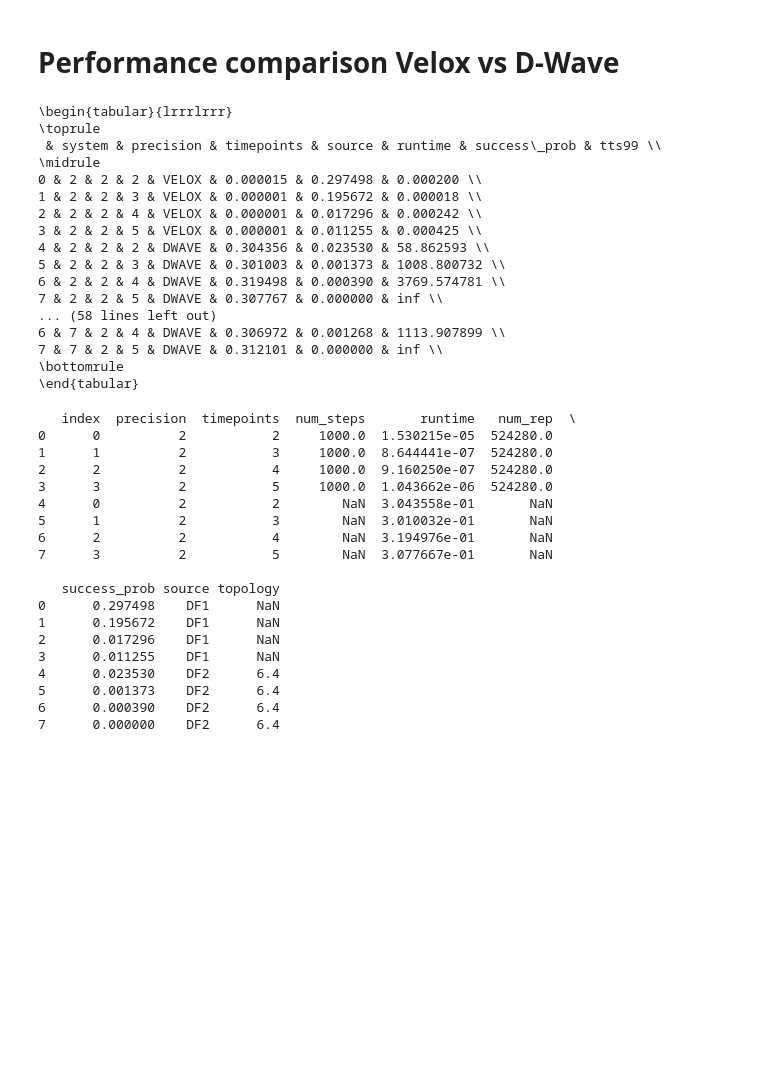
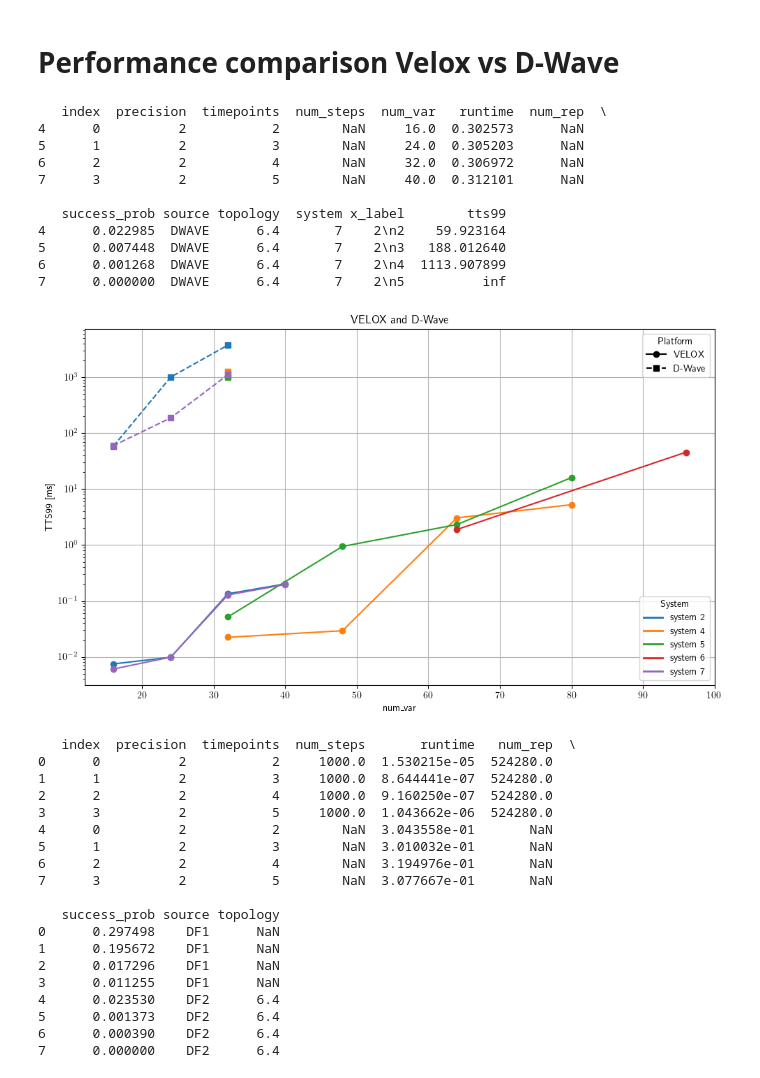
Before and after one commit to atg205/DWaveDynamics, a Jupyter notebook: notebooks/tests.ipynb, the cells around one changed output. Cells and saved outputs as stored; diff of their text form; code cells hidden in the pictures; blank space fills up the shorter version.

```diff
--- a/notebooks/tests.ipynb
+++ b/notebooks/tests.ipynb
@@ -400,42 +400,79 @@ plt.show()
 # %% [markdown]
 # Performance comparison Velox vs D-Wave
 # %%
-system = 2
-for system in [2,4,5,6,7]:
+fig, ax = plt.subplots(figsize=(10, 6))
+colors = plt.cm.tab10.colors  # do 10 systemów
+systems = [2, 4, 5, 6, 7]
+from matplotlib.lines import Line2D
+for idx, system in enumerate(systems):
     df1_filtered = helpers.get_velox_success_rates(system)
     df2_filtered = helpers.get_dwave_success_rates(system=system)
 
     # Dodajemy identyfikator źródła
     df1_filtered['source'] = 'VELOX'
     df2_filtered['source'] = 'DWAVE'
 
     # Łączymy oba DataFrame'y
     combined = pd.concat([df1_filtered,df2_filtered])
     # Reset indeksu do kolumn
     combined = combined.reset_index()
     # Tworzymy etykiety X
     combined['system'] = system
     combined['x_label'] = combined['precision'].astype(str) + '\n' + combined['timepoints'].astype(str)
     combined['tts99'] = combined.apply(lambda row: helpers.return_tts(row['success_prob'],row.runtime),axis=1)
-    print(combined[['system','precision','timepoints','source','runtime','success_prob','tts99']].to_latex(escape=True))
+    #print(combined[['system','num_var','precision','timepoints','source','runtime','success_prob','tts99']].to_latex(escape=True))
+    df = combined.copy()
+
+
+    velox = df[df['source'] == 'VELOX'].dropna(subset=['num_var', 'tts99'])
+    dwave = df[df['source'] == 'DWAVE'].dropna(subset=['num_var', 'tts99'])
+    if system == 7:
+        print(dwave)
+    color = colors[idx % len(colors)]
+
+    ax.plot(velox['num_var'], velox['tts99'],
+            marker='o', linestyle='-', color=color, label=f'system {system}')
+
+    ax.plot(dwave['num_var'], dwave['tts99'],
+            marker='s', linestyle='--', color=color)
+
+# Legenda 1: styl/metoda
+style_legend = [
+    Line2D([0], [0], color='black', linestyle='-', marker='o', label='VELOX'),
+    Line2D([0], [0], color='black', linestyle='--', marker='s', label='D-Wave')
+]
+
+legend1 = ax.legend(handles=style_legend, title='Platform', loc='upper right')
+
+# Legenda 2: kolory/systemy
+color_legend = [
+    Line2D([0], [0], color=colors[idx % len(colors)], lw=2, label=f'system {s}') for idx, s in enumerate(systems)
+]
+
+legend2 = ax.legend(handles=color_legend, title='System', loc='lower right')
+ax.add_artist(legend1)  # dodaj pierwszą legendę z powrotem do osi
+
+# Oś, tytuł itd.
+ax.set_xlabel('num_var')
+ax.set_ylabel('TTS99 [ms]')
+ax.set_yscale('log')
+ax.grid(True)
+ax.set_title('VELOX and D-Wave')
+plt.tight_layout()
+plt.show()
 # %% [output]
-\begin{tabular}{lrrrlrrr}
-\toprule
- & system & precision & timepoints & source & runtime & success\_prob & tts99 \\
-\midrule
-0 & 2 & 2 & 2 & VELOX & 0.000015 & 0.297498 & 0.000200 \\
-1 & 2 & 2 & 3 & VELOX & 0.000001 & 0.195672 & 0.000018 \\
-2 & 2 & 2 & 4 & VELOX & 0.000001 & 0.017296 & 0.000242 \\
-3 & 2 & 2 & 5 & VELOX & 0.000001 & 0.011255 & 0.000425 \\
-4 & 2 & 2 & 2 & DWAVE & 0.304356 & 0.023530 & 58.862593 \\
-5 & 2 & 2 & 3 & DWAVE & 0.301003 & 0.001373 & 1008.800732 \\
-6 & 2 & 2 & 4 & DWAVE & 0.319498 & 0.000390 & 3769.574781 \\
-7 & 2 & 2 & 5 & DWAVE & 0.307767 & 0.000000 & inf \\
-... (58 lines left out)
-6 & 7 & 2 & 4 & DWAVE & 0.306972 & 0.001268 & 1113.907899 \\
-7 & 7 & 2 & 5 & DWAVE & 0.312101 & 0.000000 & inf \\
-\bottomrule
-\end{tabular}
+   index  precision  timepoints  num_steps  num_var   runtime  num_rep  \
+4      0          2           2        NaN     16.0  0.302573      NaN
+5      1          2           3        NaN     24.0  0.305203      NaN
+6      2          2           4        NaN     32.0  0.306972      NaN
+7      3          2           5        NaN     40.0  0.312101      NaN
+
+   success_prob source topology  system x_label        tts99
+4      0.022985  DWAVE      6.4       7    2\n2    59.923164
+5      0.007448  DWAVE      6.4       7    2\n3   188.012640
+6      0.001268  DWAVE      6.4       7    2\n4  1113.907899
+7      0.000000  DWAVE      6.4       7    2\n5          inf
+[figure, added]
 # %%
 # %% [output]
    index  precision  timepoints  num_steps       runtime   num_rep  \
```
